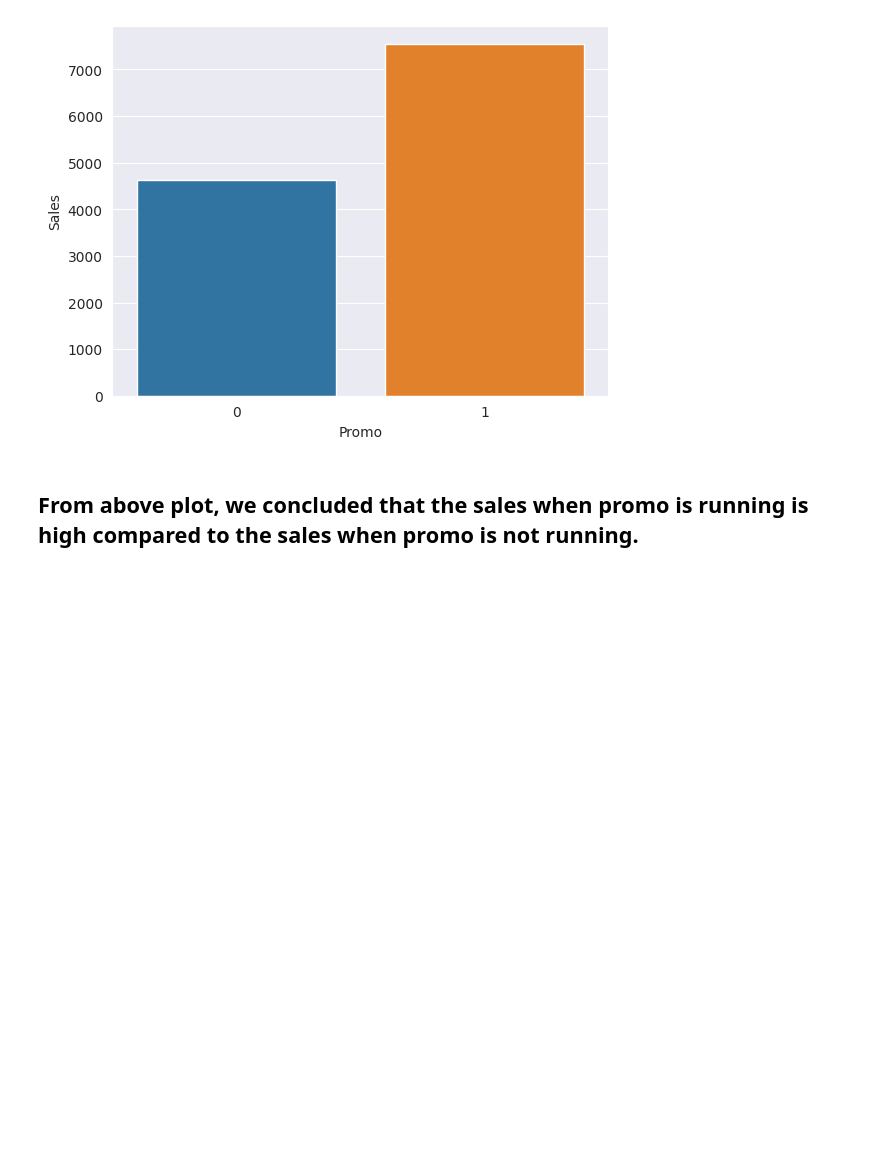
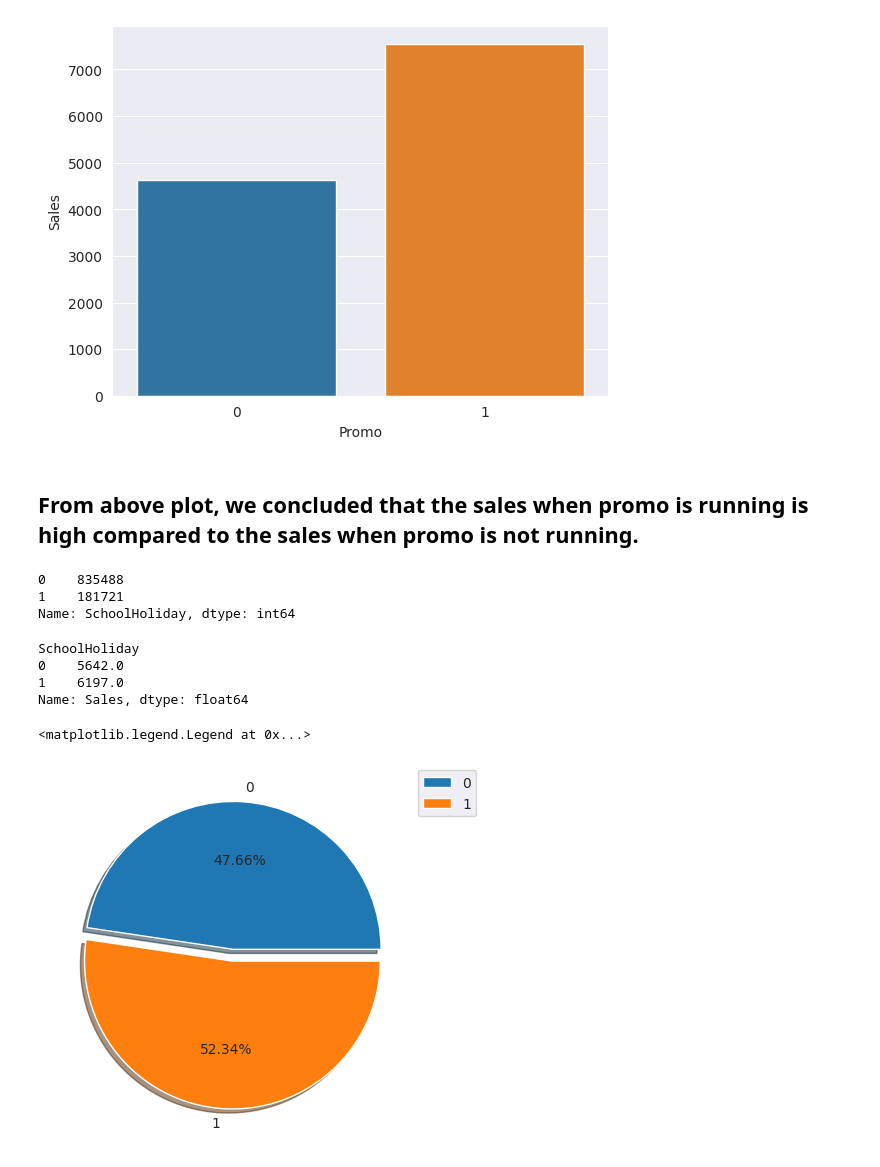
Before and after one commit to diptiranjan1998/Regression-Analysis-on-Retail-Sales-Prediction, a Jupyter notebook: Retail_sales_prediction.ipynb, the cells around one changed output. Saved outputs shown, nothing was run; the diff lists cells and outputs as text; code cells hidden in the pictures; blank space fills up the shorter version.

```diff
--- a/Retail_sales_prediction.ipynb
+++ b/Retail_sales_prediction.ipynb
@@ -361,0 +380,22 @@ rossmann_df.S
+# %%
+rossmann_df.SchoolHoliday.value_counts()
+# %% [output]
+0    835488
+1    181721
+Name: SchoolHoliday, dtype: int64
+# %%
+# Let's check the impact of SchoolHoliday on Sales.
+schoolholiday_vs_sale= rossmann_df.groupby('SchoolHoliday')['Sales'].median()   # As the sales is skewed, we are taking the median.
+schoolholiday_vs_sale
+# %% [output]
+SchoolHoliday
+0    5642.0
+1    6197.0
+Name: Sales, dtype: float64
+# %%
+explode=[0.04, 0.04]
+plt.pie(schoolholiday_vs_sale, labels= schoolholiday_vs_sale.index, autopct= '%1.2f%%', shadow= True, explode= explode)
+plt.legend(bbox_to_anchor= (1,1), loc= 'upper left', borderaxespad=0)
+# %% [output]
+<matplotlib.legend.Legend at 0x...>
+[figure, added]
```
Also changed, not shown: parts of 15 cells of this notebook.
